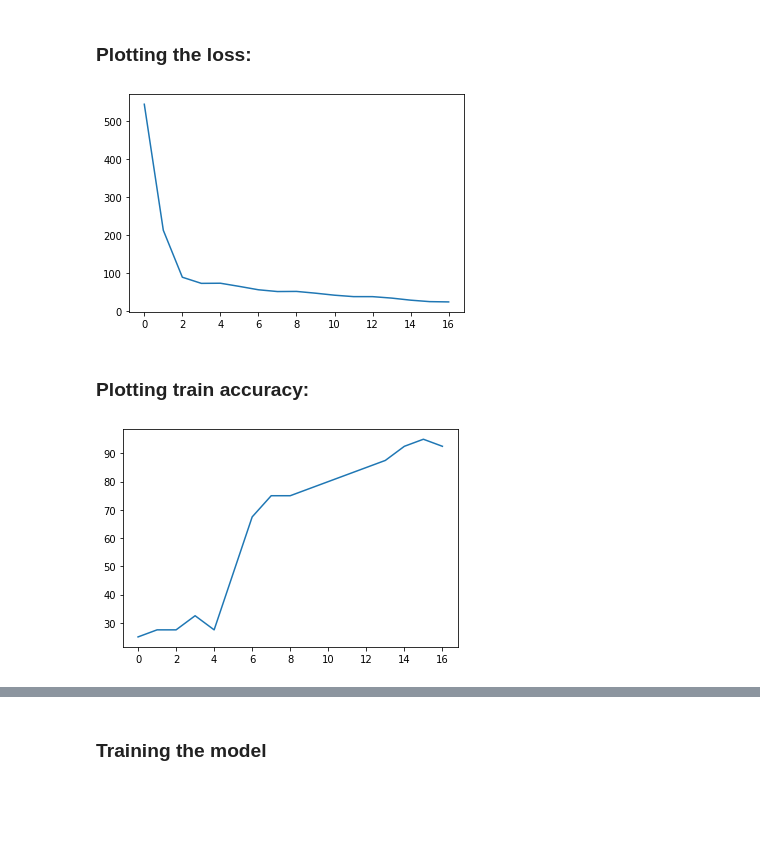
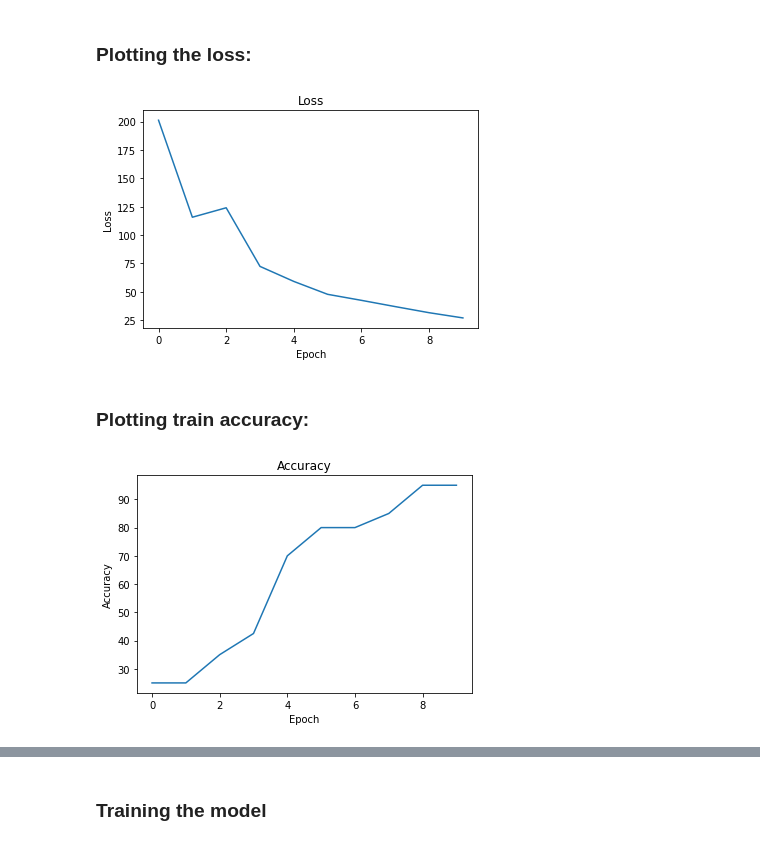
Before and after one commit to AbdullrahmanHMD/BrainTumorClassificationCNN, a Jupyter notebook: training_notebook.ipynb, the cells around one changed output, grey strips where cells are left out. Cells and saved outputs as stored; diff of their text form; code cells hidden in the pictures; blank space fills up the shorter version.

```diff
--- a/training_notebook.ipynb
+++ b/training_notebook.ipynb
@@ -34,14 +33,13 @@ dataset_path = os.path.join(os.getcwd(), 'data')
 # %% [markdown]
 ### Preprocessing:
 # %%
-# Resizing the images and sharpening them:
-preprocessing_ops = [denoise(), normalize(), resize([IMAGE_SIZE, IMAGE_SIZE]), sharpen()]
-preprocessing_ops = [resize([IMAGE_SIZE, IMAGE_SIZE]), sharpen()]
+# Resizing the images and normalizing them then, sharpening them:
 image_preprocessing = transforms.Compose([
                                         transforms.ToTensor(),
-                                        transforms.transforms.Normalize((0.16, 0.16, 0.16), (0.18,  0.18, 0.18)),
+                                        transforms.transforms.Normalize((0.1794, 0.1794, 0.1794), (0.1884, 0.1884, 0.1884)),
                                         transforms.Resize((IMAGE_SIZE, IMAGE_SIZE)),
-                                        lambda image : transforms.functional.adjust_sharpness(image, sharpness_factor=2)                                        ])
+                                        lambda image : transforms.functional.adjust_sharpness(image, sharpness_factor=2)
+])
 # %% [markdown]
 ### Defining the dataset:
 # %%
@@ -74,13 +94,12 @@ axarr[1].imshow(original_image.permute(0, 1, 2))
 model = BrainTumorCNN(number_of_classes=NUM_OF_CLASSES, image_size=IMAGE_SIZE)
 
 parameters = model.parameters()
-learning_rate = 1e-4
-weight_decay = 1e-1
+learning_rate = 5e-4
+weight_decay = 2e-8
 momentum = 0.9
 
 # Getting the class weights to apply weighted loss:
-class_weights = torch.tensor(dataset.class_weights).float().to(device)
-criterion = torch.nn.CrossEntropyLoss(weight=class_weights).to(device)
+criterion = torch.nn.CrossEntropyLoss().to(device)
 optimizer = torch.optim.SGD(parameters, lr=learning_rate, momentum=momentum, weight_decay=weight_decay)
 # optimizer = torch.optim.Adam(parameters, lr=learning_rate, weight_decay=weight_decay)
 # %%
@@ -97,11 +116,11 @@ for i in class_indicies_distrib:
 overfitting_subset = Subset(dataset, overfitting_set)
 overfitting_loader = DataLoader(overfitting_subset)
 # %%
-epochs = 17
+epochs = 10
 # %%
-# scheduler = None
+scheduler = None
 total_loss, epoch_times, accuracies_train, _ = train(model=model, train_loader=overfitting_loader,
-                                                                   test_loader=overfitting_loader, optimizer=optimizer,
+                                                                   validation_loader=overfitting_loader, optimizer=optimizer,
                                                                    criterion=criterion, epochs=epochs, scheduler=scheduler)
 # %% [output]
 Evaluating epoch...
@@ -158,17 +141,28 @@ Epoch: 11 took: 1.12 seconds
 # %%
 import matplotlib.pyplot as plt
 # %%
+plt.title("Loss")
+
+plt.xlabel("Epoch")
+plt.ylabel("Loss")
+
 plt.plot(total_loss)
 plt.show()
 # %% [output]
-[figure, old version]
+[figure, new version]
 # %% [markdown]
 ### Plotting train accuracy:
 # %%
+plt.title("Accuracy")
+
+plt.xlabel("Epoch")
+plt.ylabel("Accuracy")
+
+
 plt.plot(accuracies_train)
 plt.show()
 # %% [output]
-[figure, old version]
+[figure, new version]
 # %%
 accuracy = evaluate(model=model, test_loader=overfitting_loader)
 print(f'Overfitting Accuracy: {accuracy:.2f}%')
```
Also changed, not shown: parts of 76 cells of this notebook, 7 other files.
